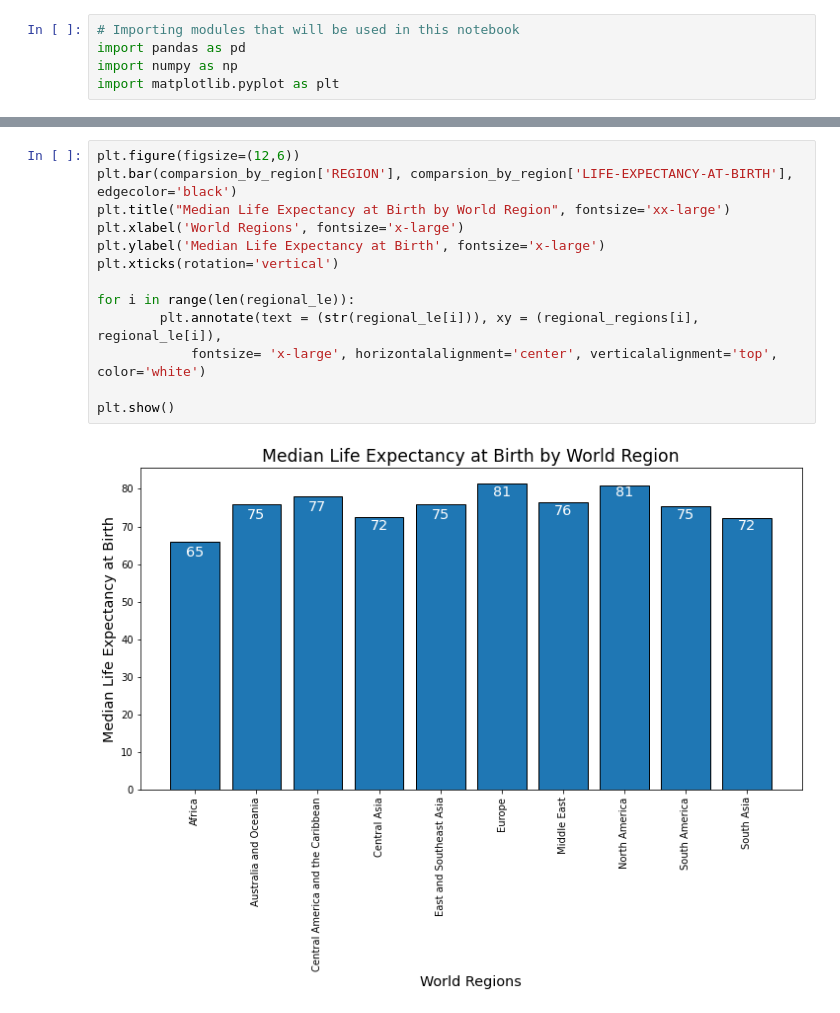
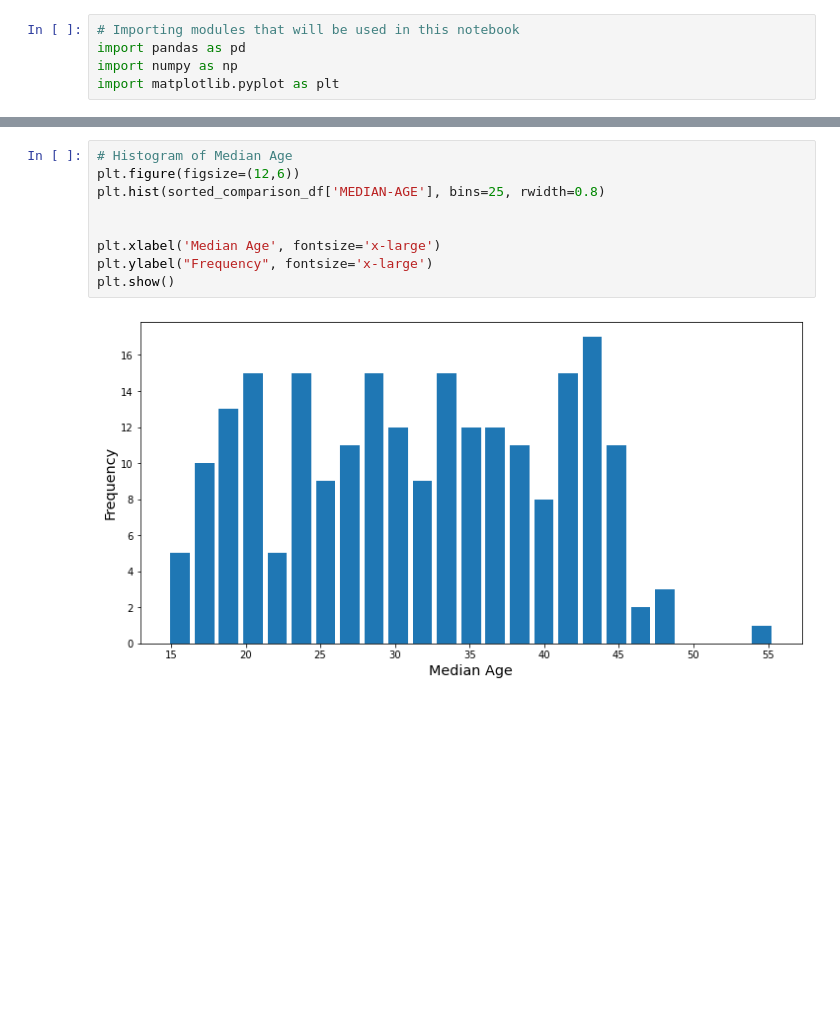
Before and after one commit to RebeccaVachon/Country_Comparisons, a Jupyter notebook: comparison.ipynb, the cells around one changed output, grey strips where cells are left out. Saved outputs shown, nothing was run; the diff lists cells and outputs as text; blank space fills up the shorter version.

```diff
--- a/comparison.ipynb
+++ b/comparison.ipynb
@@ -116,15 +157,11 @@ regional_le = regional_le.astype(int)
-# %%
-plt.figure(figsize=(12,6))
-plt.bar(comparsion_by_region['REGION'], comparsion_by_region['LIFE-EXPECTANCY-AT-BIRTH'], edgecolor='black')
-plt.title("Median Life Expectancy at Birth by World Region", fontsize='xx-large')
-plt.xlabel('World Regions', fontsize='x-large')
-plt.ylabel('Median Life Expectancy at Birth', fontsize='x-large')
-plt.xticks(rotation='vertical')
-
-for i in range(len(regional_le)):
-        plt.annotate(text = (str(regional_le[i])), xy = (regional_regions[i], regional_le[i]),
-            fontsize= 'x-large', horizontalalignment='center', verticalalignment='top', color='white')
-
-plt.show()
-# %% [output]
-[figure, removed]
+# %%
+# Histogram of Median Age
+plt.figure(figsize=(12,6))
+plt.hist(sorted_comparison_df['MEDIAN-AGE'], bins=25, rwidth=0.8)
+
+
+plt.xlabel('Median Age', fontsize='x-large')
+plt.ylabel("Frequency", fontsize='x-large')
+plt.show()
+# %% [output]
+[figure, added]
```
Also changed, not shown: parts of 23 cells of this notebook.
